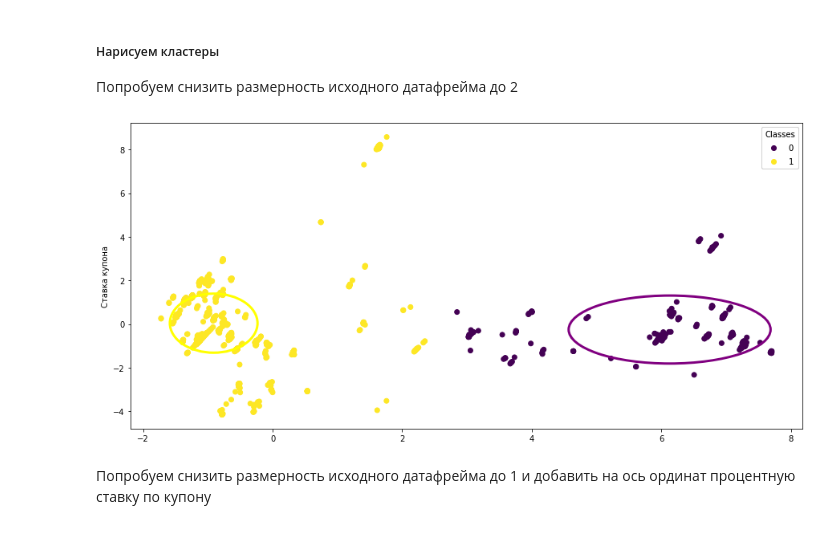
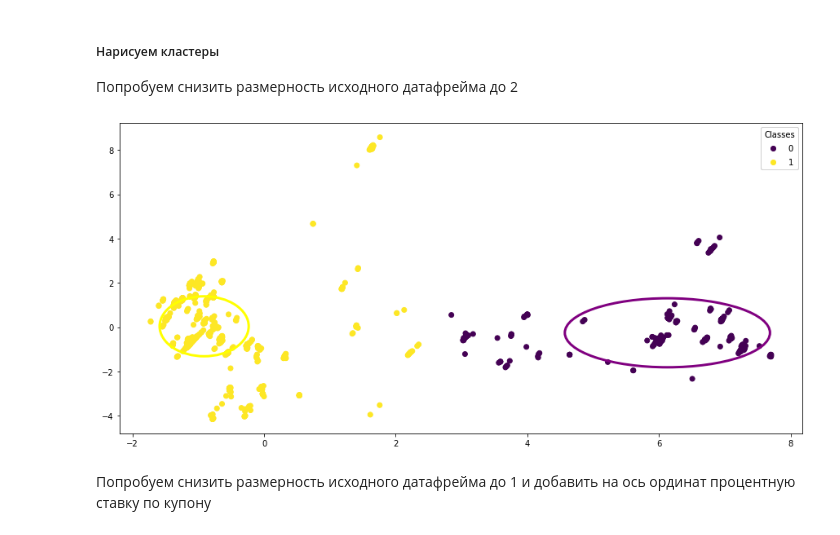
Before and after one commit to buxkirill/reboot_DA, a Jupyter notebook: final_project/final_project.ipynb, the cells around one changed output. Drawn from its saved outputs; the diff is of its cells as text; code cells hidden in the pictures.

```diff
--- a/final_project/final_project.ipynb
+++ b/final_project/final_project.ipynb
@@ -368,35 +368,34 @@ clustering_df[clustering_df.Cluster==1].describe()
 pca = PCA(n_components=2)
 pca.fit(scaled_features)
 X = pca.transform(scaled_features)
 
 # Соединяем полученную матрицу с номерами кластеров
 array = np.concatenate((X, kmeans.labels_.reshape(len(kmeans.labels_), 1)), axis=1)
 
 # рисуем элипсы средних значений кластеров
 ellipse1 = Ellipse(xy=(np.array(list(filter(lambda x: x[2] == 0, array))).mean(axis=0)[0:2]),
                   height=np.array(list(filter(lambda x: x[2] == 0, array))).std(),
                   width=np.array(list(filter(lambda x: x[2] == 0, array))).std(),
                   edgecolor='purple',
                   fill=False,
                   linewidth=3)
 ellipse2 = Ellipse(xy=(np.array(list(filter(lambda x: x[2] == 1, array))).mean(axis=0)[0:2]),
                   height=np.array(list(filter(lambda x: x[2] == 1, array))).std() * 2,
                   width=np.array(list(filter(lambda x: x[2] == 1, array))).std(),
                   edgecolor='yellow',
                   fill=False,
                   linewidth=3)
 
 fig, ax = plt.subplots(figsize=(15,7))
 scatter = ax.scatter(X[:, 0], X[:, 1], c=kmeans.labels_)
 legend = ax.legend(*scatter.legend_elements(),loc="best", title="Classes")
 ax.add_artist(legend)
 ax.add_patch(ellipse1)
 ax.add_patch(ellipse2)
-ax.set_ylabel('Ставка купона')
 
 plt.show()
 # %% [output]
-[figure, old version]
+[figure, new version]
 # %%
 # планирую сделать графики в plotly
 # fig = px.scatter(x=X[:, 0], y=X[:, 1], color=kmeans.labels_, width=800, height=600)
```
Also changed, not shown: parts of 1 cell of this notebook.
